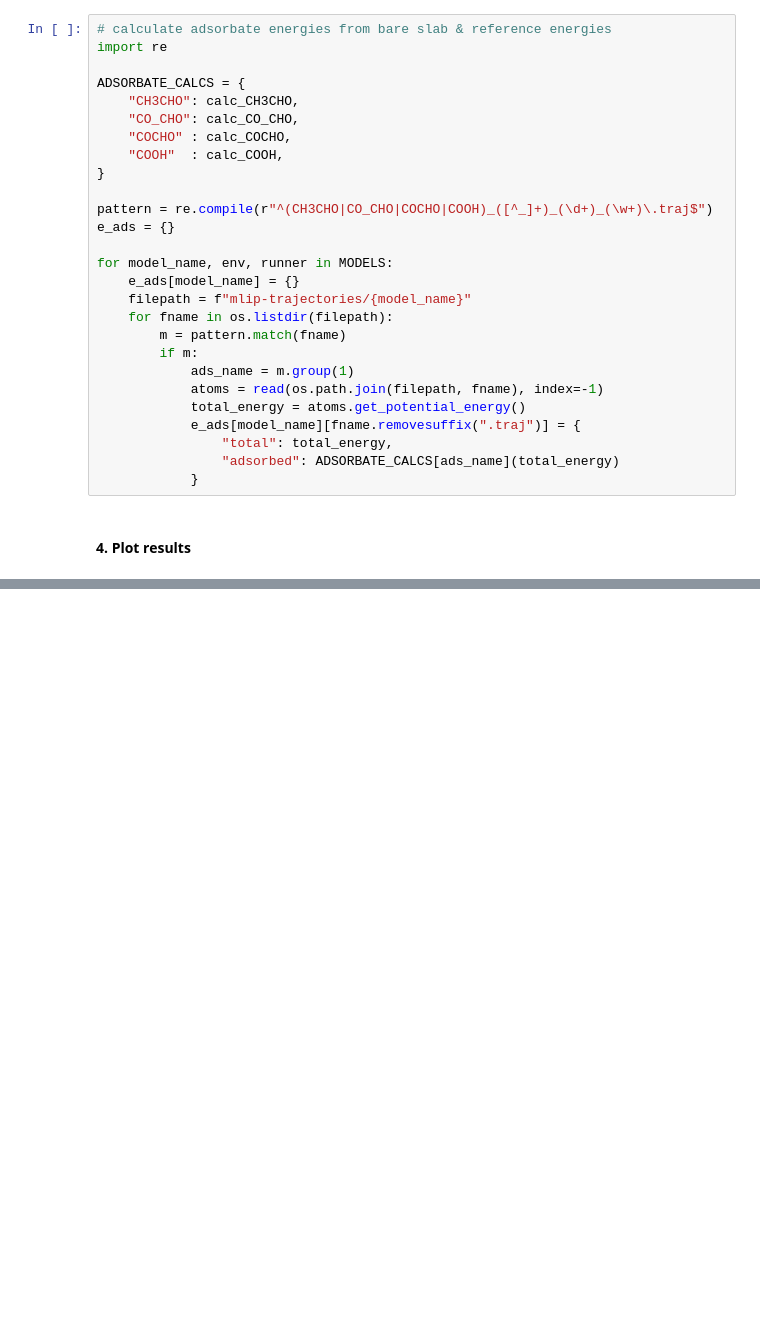
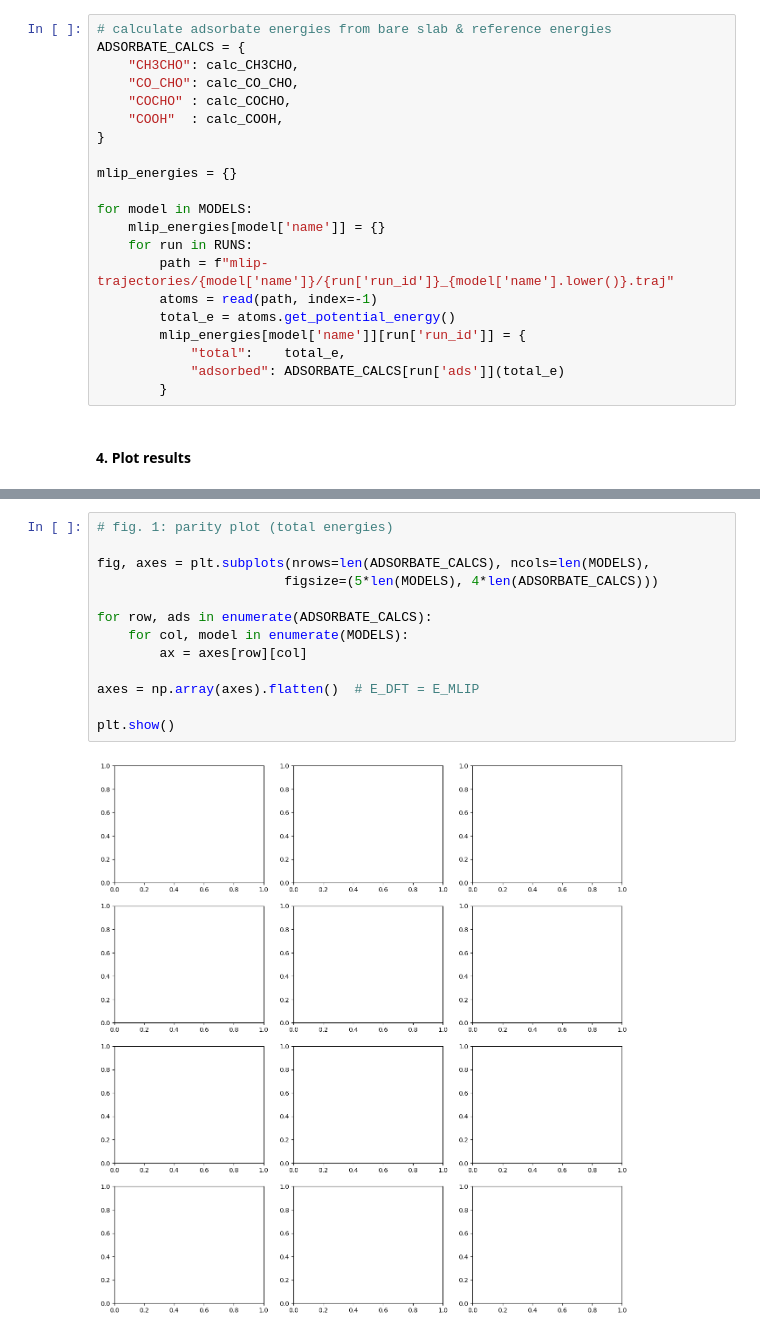
Before and after one commit to zbschwab/mlip-dft-relaxed-comparison, a Jupyter notebook: mlips-relaxed-dft-benchmark.ipynb, the cells around one changed output, grey strips where cells are left out. Drawn from its saved outputs; the diff is of its cells as text; blank space fills up the shorter version.

```diff
--- a/mlips-relaxed-dft-benchmark.ipynb
+++ b/mlips-relaxed-dft-benchmark.ipynb
@@ -166,8 +161,6 @@ def calc_COOH(total_energy):
     return total_energy - slab_energy - REFS["CO2"] - (1/2)*REFS["H2"]
 # %%
 # calculate adsorbate energies from bare slab & reference energies
-import re
-
 ADSORBATE_CALCS = {
     "CH3CHO": calc_CH3CHO,
     "CO_CHO": calc_CO_CHO,
@@ -175,21 +168,17 @@ ADSORBATE_CALCS = {
     "COOH"  : calc_COOH,
 }
 
-pattern = re.compile(r"^(CH3CHO|CO_CHO|COCHO|COOH)_([^_]+)_(\d+)_(\w+)\.traj$")
-e_ads = {}
+mlip_energies = {}
 
-for model_name, env, runner in MODELS:
-    e_ads[model_name] = {}
-    filepath = f"mlip-trajectories/{model_name}"
-    for fname in os.listdir(filepath):
-        m = pattern.match(fname)
-        if m:
-            ads_name = m.group(1)
-            atoms = read(os.path.join(filepath, fname), index=-1)
-            total_energy = atoms.get_potential_energy()
-            e_ads[model_name][fname.removesuffix(".traj")] = {
-                "total": total_energy,
-                "adsorbed": ADSORBATE_CALCS[ads_name](total_energy)
-            }
+for model in MODELS:
+    mlip_energies[model['name']] = {}
+    for run in RUNS:
+        path = f"mlip-trajectories/{model['name']}/{run['run_id']}_{model['name'].lower()}.traj"
+        atoms = read(path, index=-1)
+        total_e = atoms.get_potential_energy()
+        mlip_energies[model['name']][run['run_id']] = {
+            "total":    total_e,
+            "adsorbed": ADSORBATE_CALCS[run['ads']](total_e)
+        }
 # %% [markdown]
 #### 4. Plot results
@@ -210,0 +197,15 @@ Atoms(symbols='C2HCu98O6PdY', pbc=True, cell=[12.515153631, 12.515153631, 25.309
+# %%
+# fig. 1: parity plot (total energies)
+
+fig, axes = plt.subplots(nrows=len(ADSORBATE_CALCS), ncols=len(MODELS),
+                        figsize=(5*len(MODELS), 4*len(ADSORBATE_CALCS)))
+
+for row, ads in enumerate(ADSORBATE_CALCS):
+    for col, model in enumerate(MODELS):
+        ax = axes[row][col]
+
+axes = np.array(axes).flatten()  # E_DFT = E_MLIP
+
+plt.show()
+# %% [output]
+[figure, added]
```
Also changed, not shown: parts of 8 cells of this notebook.
